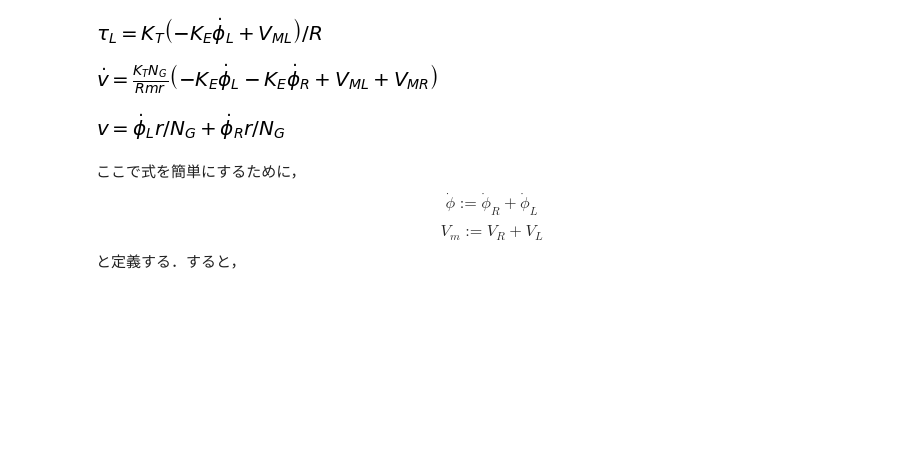
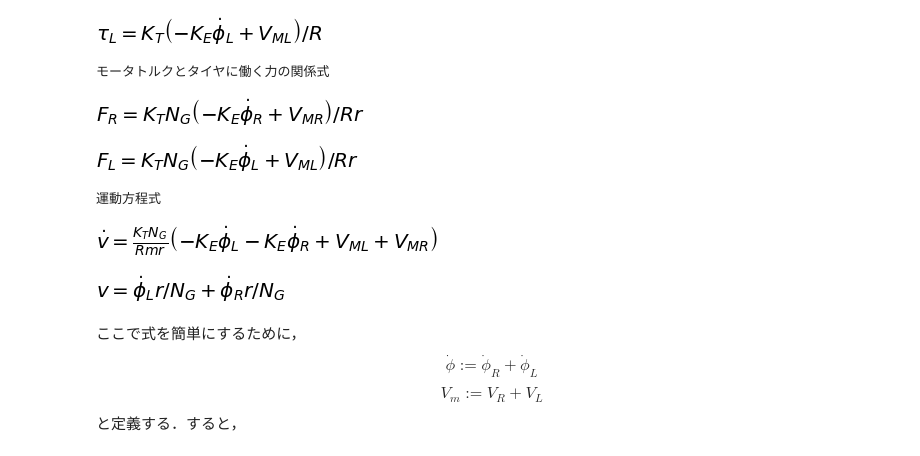
Before and after one commit to shino-kei/control_notebook, a Jupyter notebook: motor-mechanics.ipynb, the cells around one changed output. Cells and saved outputs as stored; diff of their text form; code cells hidden in the pictures; blank space fills up the shorter version.

```diff
--- a/motor-mechanics.ipynb
+++ b/motor-mechanics.ipynb
@@ -51,18 +51,28 @@ display(Eq(symbols('tau_L'),tau_L));
 # %%
 m, v, x, dotv, dotx = symbols('m v x \dot{v} \dot{x}')
 FR, FL  = symbols('F_R F_L')
 r, Ng = symbols('r N_{G}')
 FR = Ng*tau_R/r
 FL = Ng*tau_L/r
 
+print('モータトルクとタイヤに働く力の関係式')
+display(Eq(symbols('F_R'), FR))
+display(Eq(symbols('F_L'), FL))
+
+
+print("運動方程式")
 eq3_v = Eq(dotv, (FR+FL)/m);
 eq3_x = Eq(v, dphiR*r/Ng+dphiL*r/Ng );
 # eq3_vx = Eq(dotx, v)
 
 display(simplify(eq3_v), eq3_x)
 # %% [output]
+モータトルクとタイヤに働く力の関係式
-[figure, old version]
+[figure, new version]
-[figure, old version]
+[figure, new version]
+運動方程式
+[figure, added]
+[figure, added]
 # %% [markdown]
 ここで式を簡単にするために，
 $$ \dot{\phi}:= \dot{\phi}_R + \dot{\phi}_L $$
```
Also changed, not shown: parts of 15 cells of this notebook.
